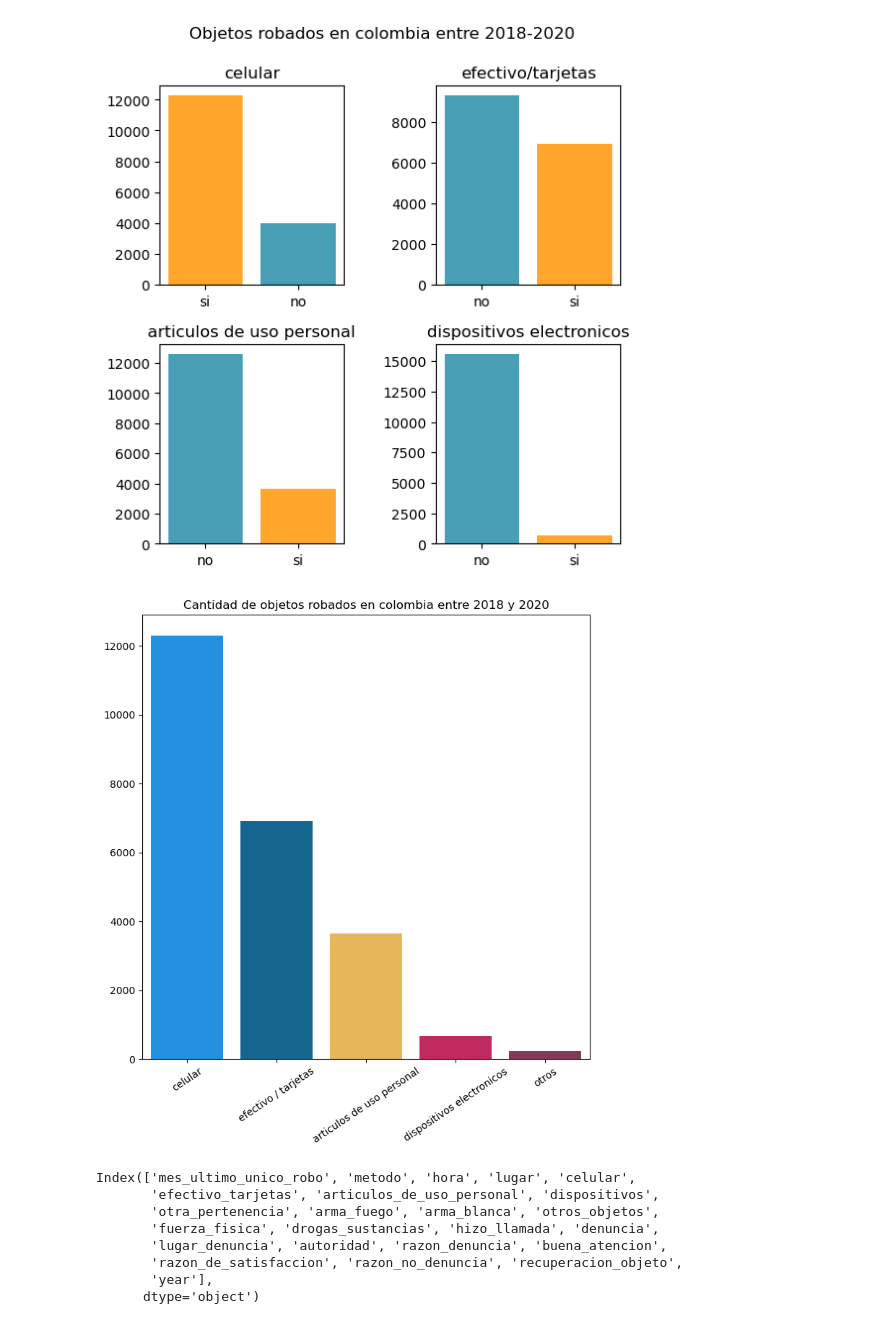
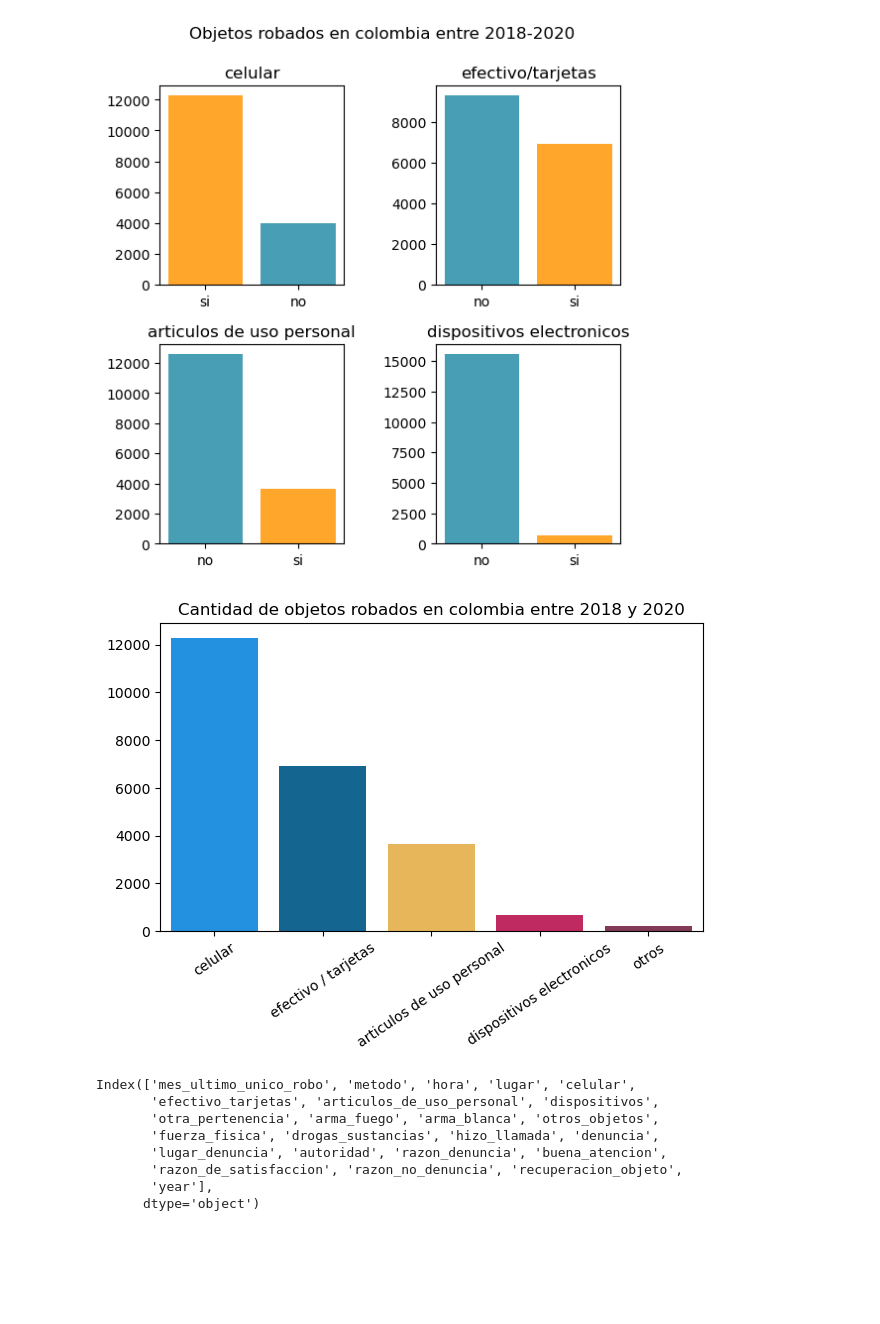
Before and after one commit to giraljv/hurtos_colombia, a Jupyter notebook: notebooks/0-2_exploration.ipynb, the cells around one changed output. Saved outputs shown, nothing was run; the diff lists cells and outputs as text; code cells hidden in the pictures; blank space fills up the shorter version.

```diff
--- a/notebooks/0-2_exploration.ipynb
+++ b/notebooks/0-2_exploration.ipynb
@@ -52,15 +52,15 @@ Text(0.5, 1.0, 'dispositivos electronicos')
 # %%
 robos = ['celular','efectivo / tarjetas', 'articulos de uso personal',
          'dispositivos electronicos','otros']
 counts = [12288,6924,3656,663,225]
 robos_palette = ['#0496ff','#006ba6','#ffbc42','#d81159','#8f2d56']
-plt.figure(figsize=(8,8))
+plt.figure(figsize=(7,4))
 sns.barplot(x=robos,y=counts,palette=robos_palette)
 plt.xticks(rotation=34)
 plt.title('Cantidad de objetos robados en colombia entre 2018 y 2020')
 plt.show()
 # %% [output]
-[figure, old version]
+[figure, new version]
 # %%
 df.columns
 # %% [output]
```
